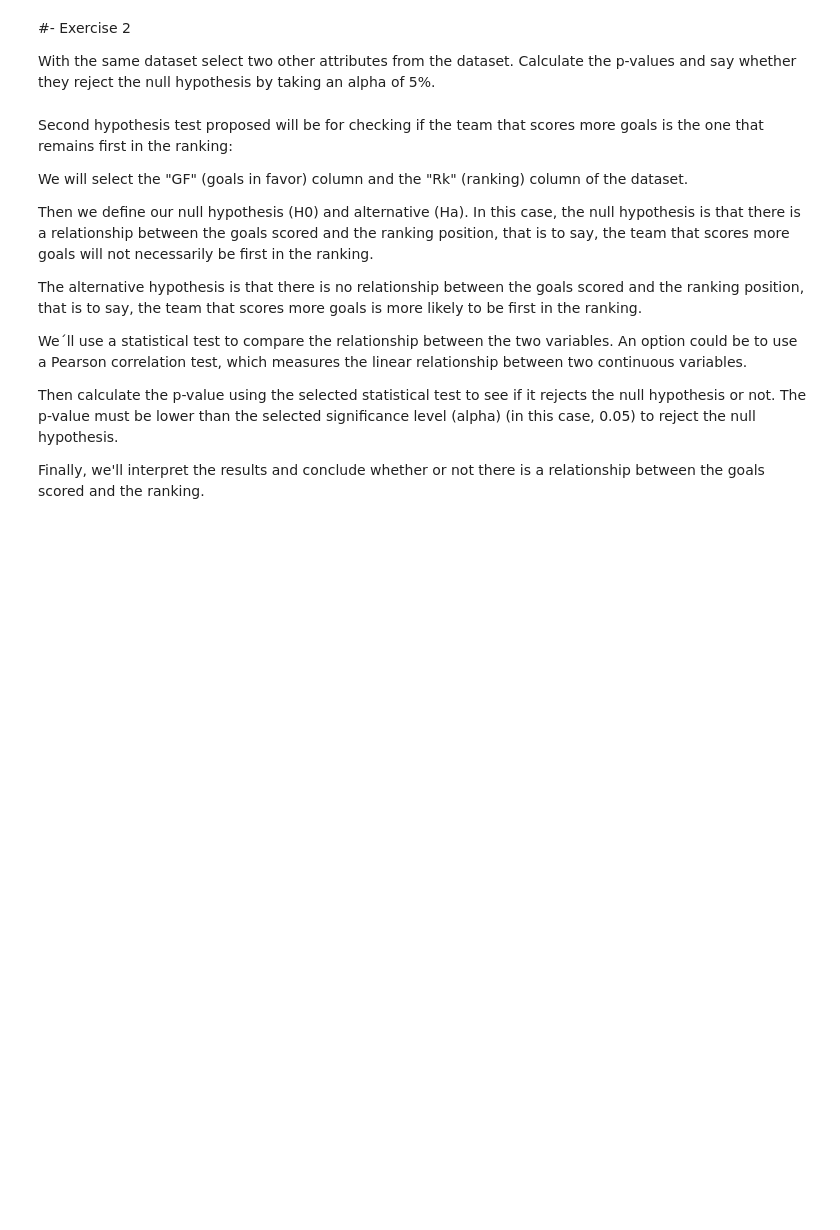
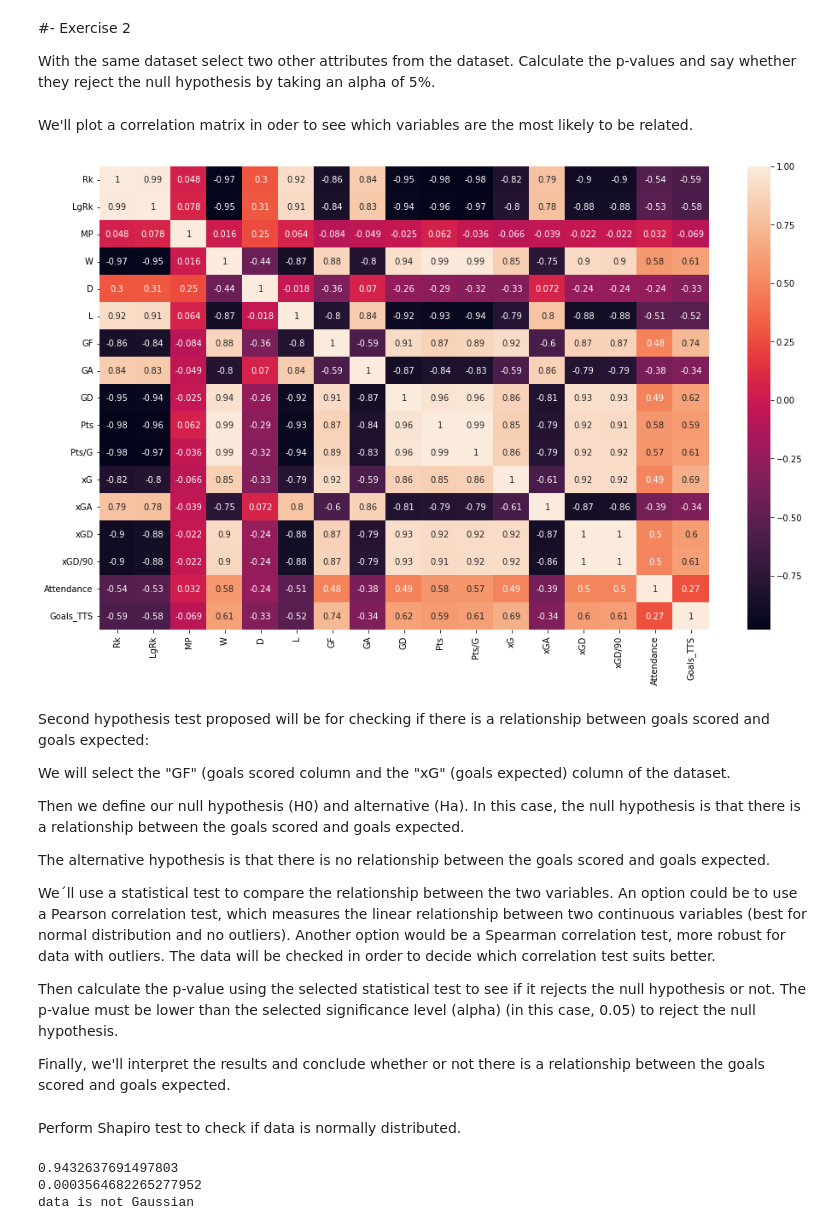
Before and after one commit to ddenebb/hipotesis_testing, a Jupyter notebook: Tasca_M5_T01.ipynb, the cells around one changed output. Saved outputs shown, nothing was run; the diff lists cells and outputs as text; code cells hidden in the pictures; blank space fills up the shorter version.

```diff
--- a/Tasca_M5_T01.ipynb
+++ b/Tasca_M5_T01.ipynb
@@ -149,14 +157,50 @@ With the same dataset select two other attributes from the dataset. Calculate th
+# %% [markdown]
+We'll plot a correlation matrix in oder to see which variables are the most likely to be related.
+# %%
+# set figure size
+fig, ax = plt.subplots(figsize=(16,10))
+
+# Compute the correlation matrix
+corr_matrix = df.corr()
+
+# Visualize the correlation matrix as a heatmap
+sns.heatmap(corr_matrix, annot=True)
+
+# Show the plot
+plt.show()
+# %% [output]
+[figure, added]
 # %% [markdown]
-Second hypothesis test proposed will be for checking if the team that scores more goals is the one that remains first in the ranking:
+Second hypothesis test proposed will be for checking if there is a relationship between goals scored and goals expected:
 
-We will select the "GF" (goals in favor) column and the "Rk" (ranking) column of the dataset.
+We will select the "GF" (goals scored column and the "xG" (goals expected) column of the dataset.
 
-Then we define our null hypothesis (H0) and alternative (Ha). In this case, the null hypothesis is that there is a relationship between the goals scored and the ranking position, that is to say, the team that scores more goals will not necessarily be first in the ranking.
+Then we define our null hypothesis (H0) and alternative (Ha). In this case, the null hypothesis is that there is a relationship between the goals scored and goals expected.
 
-The alternative hypothesis is that there is no relationship between the goals scored and the ranking position, that is to say, the team that scores more goals is more likely to be first in the ranking.
+The alternative hypothesis is that there is no relationship between the goals scored and goals expected.
 
-We´ll use a statistical test to compare the relationship between the two variables. An option could be to use a Pearson correlation test, which measures the linear relationship between two continuous variables.
+We´ll use a statistical test to compare the relationship between the two variables. An option could be to use a Pearson correlation test, which measures the linear relationship between two continuous variables (best for normal distribution and no outliers). Another option would be a Spearman correlation test, more robust for data with outliers. The data will be checked in order to decide which correlation test suits better.
 
 Then calculate the p-value using the selected statistical test to see if it rejects the null hypothesis or not. The p-value must be lower than the selected significance level (alpha) (in this case, 0.05) to reject the null hypothesis.
 
-Finally, we'll interpret the results and conclude whether or not there is a relationship between the goals scored and the ranking.
+Finally, we'll interpret the results and conclude whether or not there is a relationship between the goals scored and goals expected.
+# %% [markdown]
+Perform Shapiro test to check if data is normally distributed.
+# %%
+# Perform the Shapiro-Wilk test
+stat, p = shapiro(df['GF'])
+print(stat)
+print(p)
+
+# Compare the p-value with alpha (0.05)
+alpha = 0.05
+if p > alpha:
+    print("data is Gaussian")
+else:
+    print("data is not Gaussian")
+
+#print(df['GF'].describe())
+# %% [output]
+0.9432637691497803
+0.0003564682265277952
+data is not Gaussian
```
Also changed, not shown: parts of 30 cells of this notebook.
